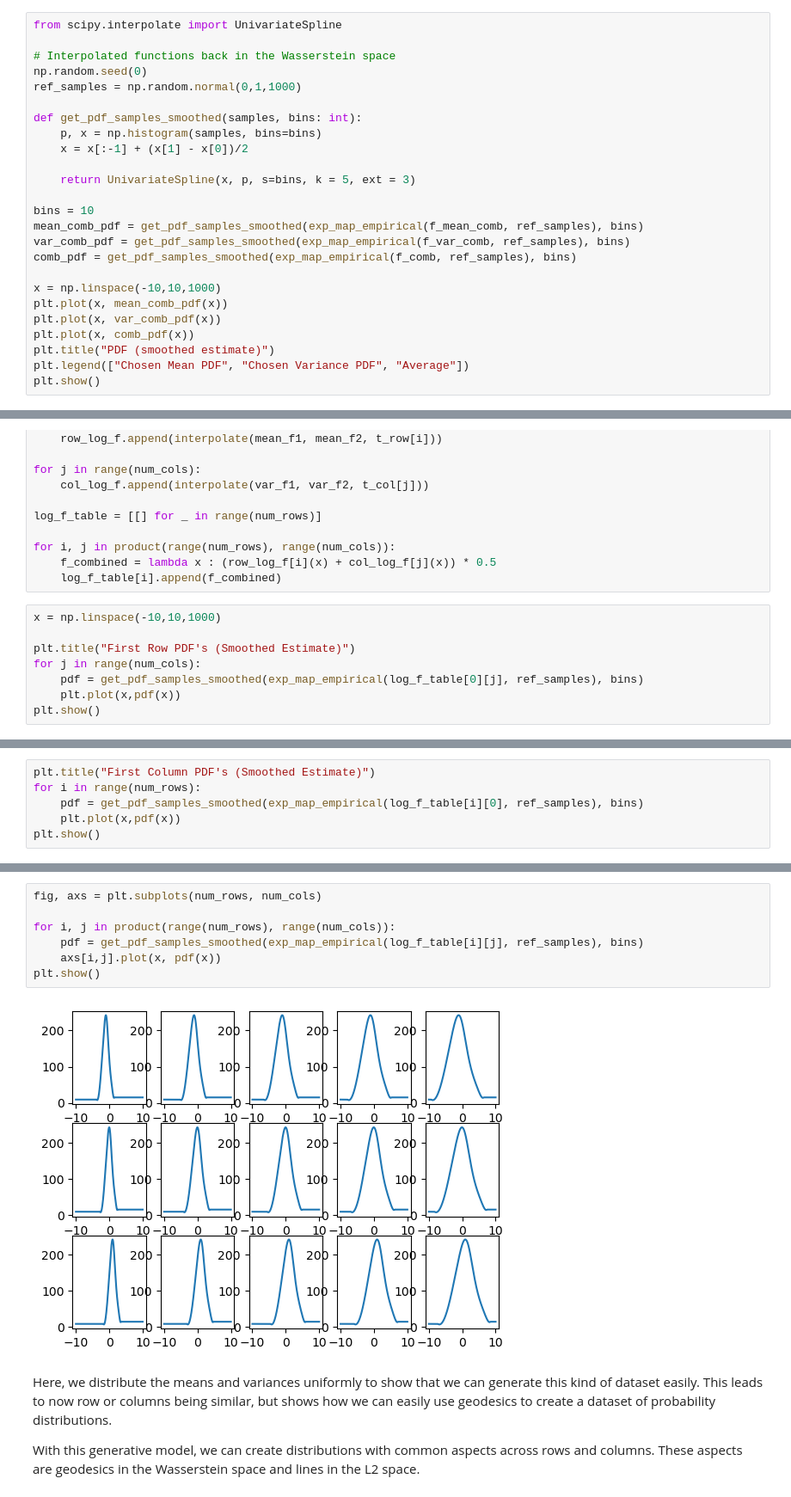
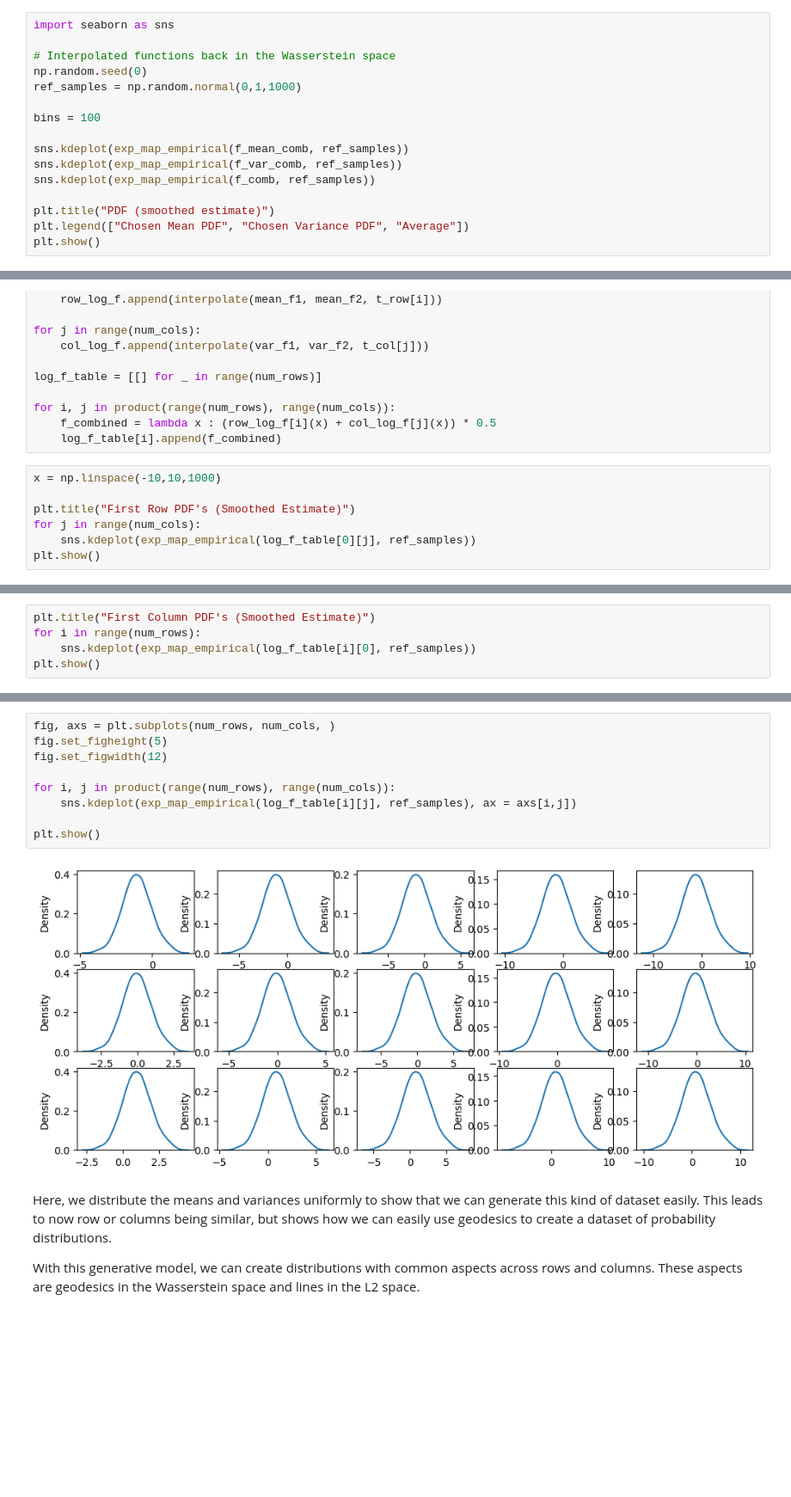
Before and after one commit to jacobf18/Dist-NN, a Jupyter notebook: nearest_neighbors.ipynb, the cells around one changed output, grey strips where cells are left out. Shown at 86% size. Cells and saved outputs as stored; diff of their text form; blank space fills up the shorter version.

```diff
--- a/nearest_neighbors.ipynb
+++ b/nearest_neighbors.ipynb
@@ -370,27 +370,18 @@ plt.show()
 # %% [output]
 [figure]
 # %%
-from scipy.interpolate import UnivariateSpline
+import seaborn as sns
 
 # Interpolated functions back in the Wasserstein space
 np.random.seed(0)
 ref_samples = np.random.normal(0,1,1000)
 
-def get_pdf_samples_smoothed(samples, bins: int):
-    p, x = np.histogram(samples, bins=bins)
-    x = x[:-1] + (x[1] - x[0])/2
+bins = 100
 
-    return UnivariateSpline(x, p, s=bins, k = 5, ext = 3)
+sns.kdeplot(exp_map_empirical(f_mean_comb, ref_samples))
+sns.kdeplot(exp_map_empirical(f_var_comb, ref_samples))
+sns.kdeplot(exp_map_empirical(f_comb, ref_samples))
 
-bins = 10
-mean_comb_pdf = get_pdf_samples_smoothed(exp_map_empirical(f_mean_comb, ref_samples), bins)
-var_comb_pdf = get_pdf_samples_smoothed(exp_map_empirical(f_var_comb, ref_samples), bins)
-comb_pdf = get_pdf_samples_smoothed(exp_map_empirical(f_comb, ref_samples), bins)
-
-x = np.linspace(-10,10,1000)
-plt.plot(x, mean_comb_pdf(x))
-plt.plot(x, var_comb_pdf(x))
-plt.plot(x, comb_pdf(x))
 plt.title("PDF (smoothed estimate)")
 plt.legend(["Chosen Mean PDF", "Chosen Variance PDF", "Average"])
 plt.show()
@@ -423,7 +414,6 @@ x = np.linspace(-10,10,1000)
 
 plt.title("First Row PDF's (Smoothed Estimate)")
 for j in range(num_cols):
-    pdf = get_pdf_samples_smoothed(exp_map_empirical(log_f_table[0][j], ref_samples), bins)
-    plt.plot(x,pdf(x))
+    sns.kdeplot(exp_map_empirical(log_f_table[0][j], ref_samples))
 plt.show()
 # %% [output]
@@ -431,7 +421,6 @@ plt.show()
 # %%
 plt.title("First Column PDF's (Smoothed Estimate)")
 for i in range(num_rows):
-    pdf = get_pdf_samples_smoothed(exp_map_empirical(log_f_table[i][0], ref_samples), bins)
-    plt.plot(x,pdf(x))
+    sns.kdeplot(exp_map_empirical(log_f_table[i][0], ref_samples))
 plt.show()
 # %% [output]
@@ -439,12 +428,14 @@ plt.show()
 # %%
-fig, axs = plt.subplots(num_rows, num_cols)
+fig, axs = plt.subplots(num_rows, num_cols, )
+fig.set_figheight(5)
+fig.set_figwidth(12)
 
 for i, j in product(range(num_rows), range(num_cols)):
-    pdf = get_pdf_samples_smoothed(exp_map_empirical(log_f_table[i][j], ref_samples), bins)
-    axs[i,j].plot(x, pdf(x))
+    sns.kdeplot(exp_map_empirical(log_f_table[i][j], ref_samples), ax = axs[i,j])
+
 plt.show()
 # %% [output]
-[figure, old version]
+[figure, new version]
 # %% [markdown]
 Here, we distribute the means and variances uniformly to show that we can generate this kind of dataset easily. This leads to now row or columns being similar, but shows how we can easily use geodesics to create a dataset of probability distributions.
 
```
Also changed, not shown: parts of 3 cells of this notebook.
